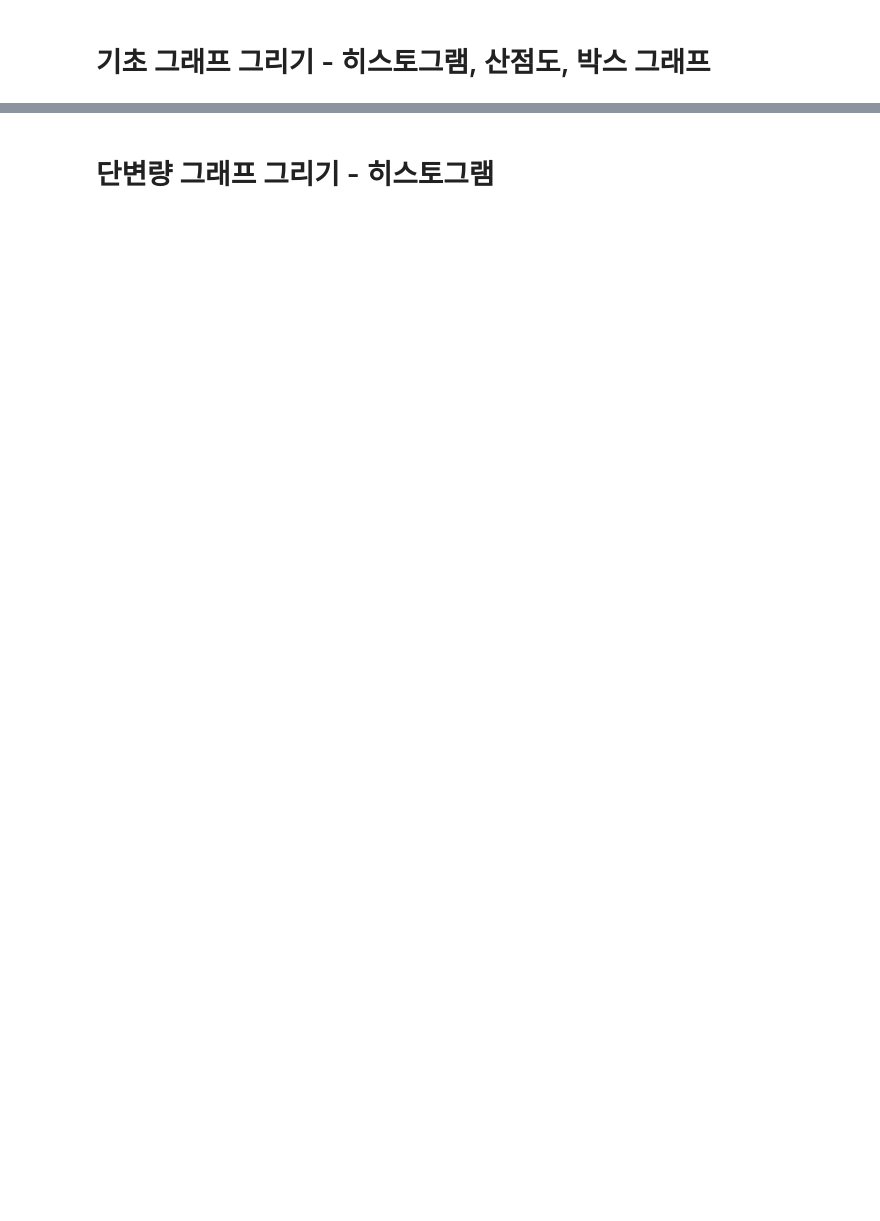
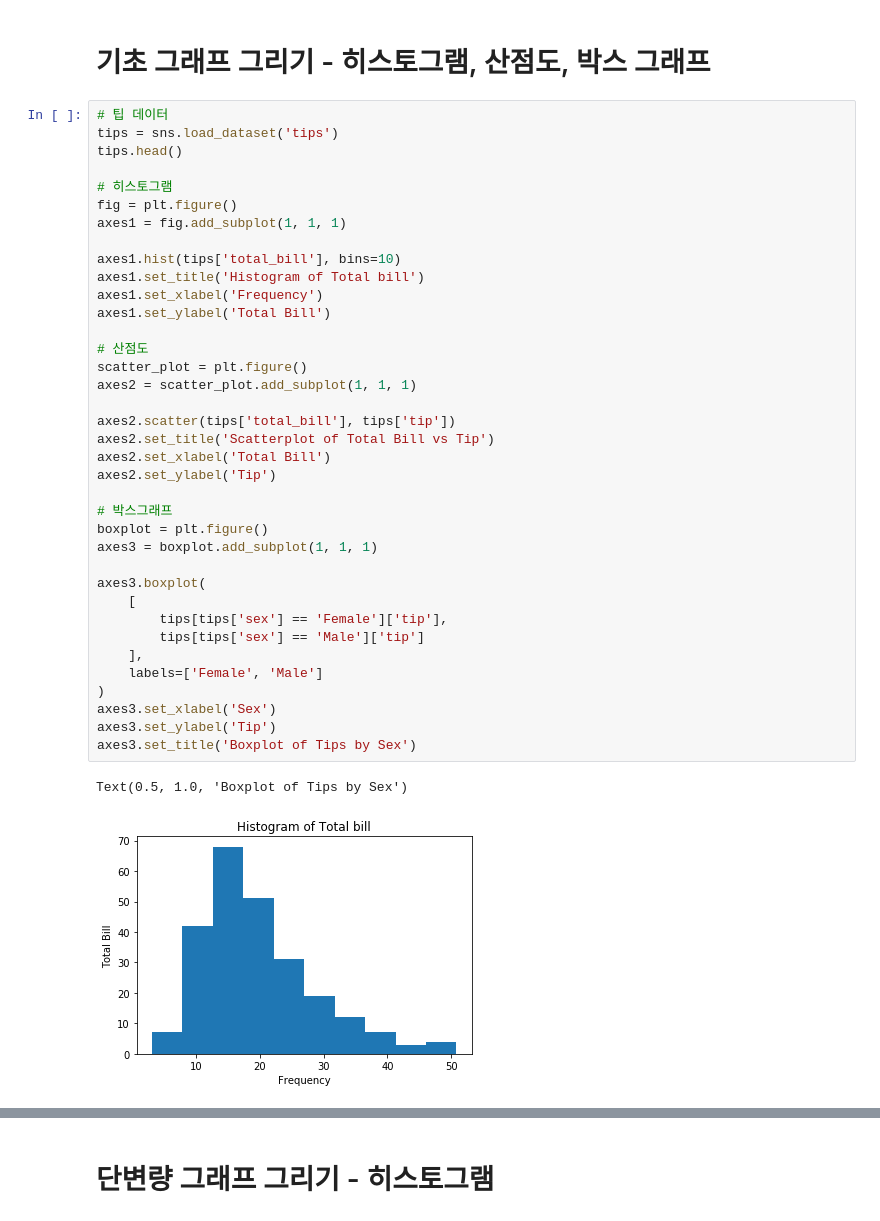
Before and after one commit to luckycontrol/DataScience, a Jupyter notebook: 04_pratice/04_pratice.ipynb, the cells around one changed output, grey strips where cells are left out. Cells and saved outputs as stored; diff of their text form; blank space fills up the shorter version.

```diff
--- a/04_pratice/04_pratice.ipynb
+++ b/04_pratice/04_pratice.ipynb
@@ -7,2 +54,42 @@
 # %% [markdown]
 # 기초 그래프 그리기 - 히스토그램, 산점도, 박스 그래프
+# %%
+# 팁 데이터
+tips = sns.load_dataset('tips')
+tips.head()
+
+# 히스토그램
+fig = plt.figure()
+axes1 = fig.add_subplot(1, 1, 1)
+
+axes1.hist(tips['total_bill'], bins=10)
+axes1.set_title('Histogram of Total bill')
+axes1.set_xlabel('Frequency')
+axes1.set_ylabel('Total Bill')
+
+# 산점도
+scatter_plot = plt.figure()
+axes2 = scatter_plot.add_subplot(1, 1, 1)
+
+axes2.scatter(tips['total_bill'], tips['tip'])
+axes2.set_title('Scatterplot of Total Bill vs Tip')
+axes2.set_xlabel('Total Bill')
+axes2.set_ylabel('Tip')
+
+# 박스그래프
+boxplot = plt.figure()
+axes3 = boxplot.add_subplot(1, 1, 1)
+
+axes3.boxplot(
+    [
+        tips[tips['sex'] == 'Female']['tip'],
+        tips[tips['sex'] == 'Male']['tip']
+    ],
+    labels=['Female', 'Male']
+)
+axes3.set_xlabel('Sex')
+axes3.set_ylabel('Tip')
+axes3.set_title('Boxplot of Tips by Sex')
+# %% [output]
+Text(0.5, 1.0, 'Boxplot of Tips by Sex')
+[figure, added]
```
Also changed, not shown: parts of 8 cells of this notebook.
